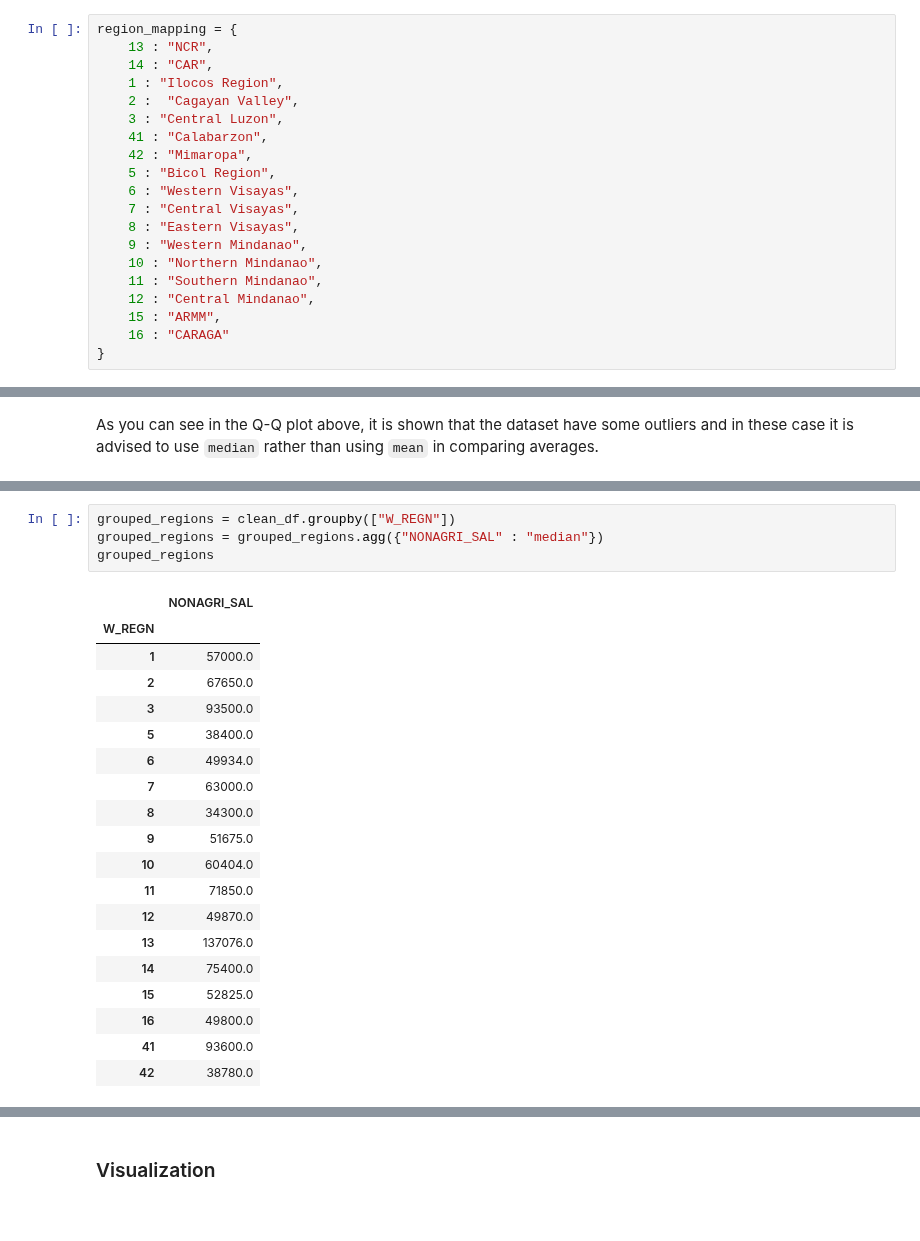
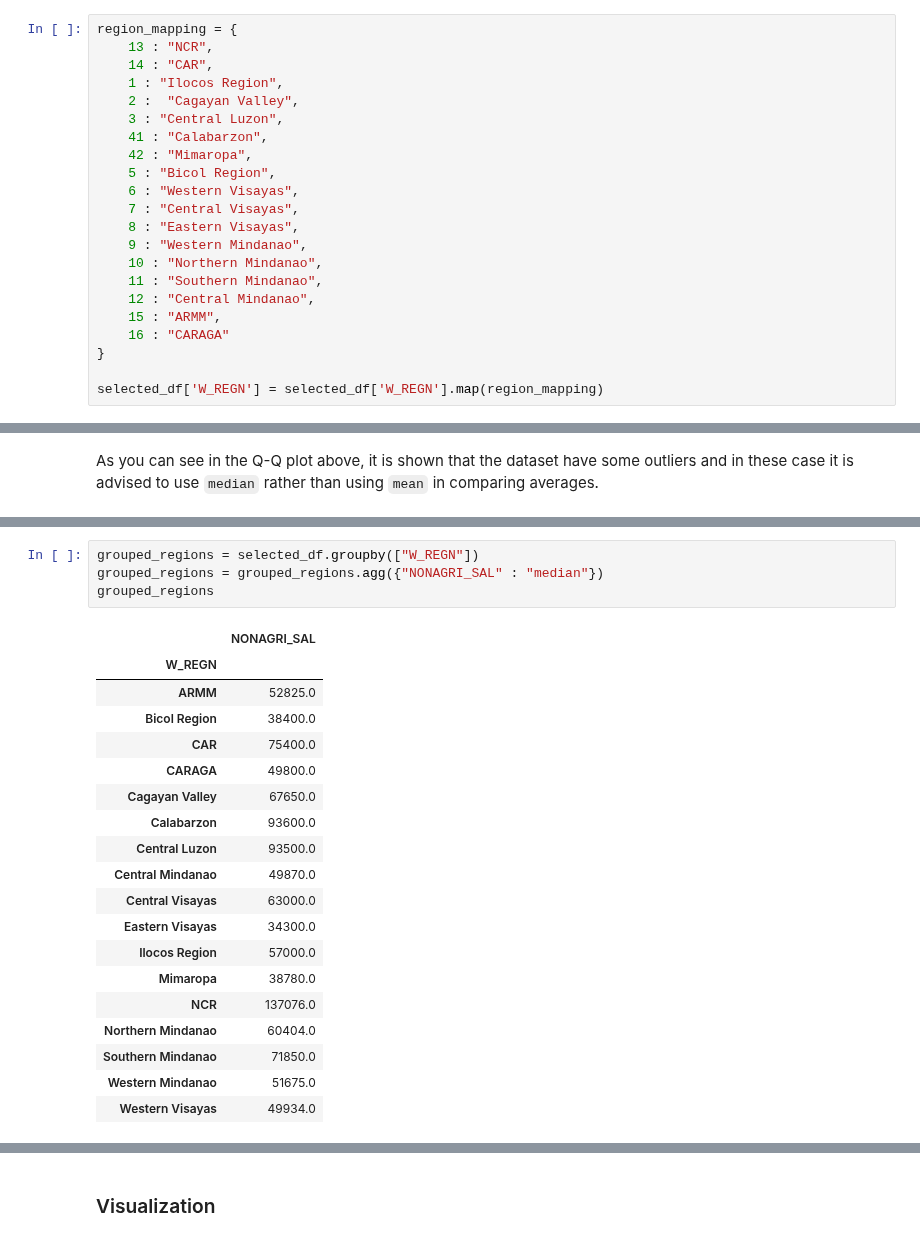
Before and after one commit to chiwasushuba/CSMODEL-Project, a Jupyter notebook: [Phase 2].ipynb, the cells around one changed output, grey strips where cells are left out. Cells and saved outputs as stored; diff of their text form.

```diff
--- a/[Phase 2].ipynb
+++ b/[Phase 2].ipynb
@@ -723,3 +723,5 @@ region_mapping = {
     15 : "ARMM",
     16 : "CARAGA"
 }
+
+selected_df['W_REGN'] = selected_df['W_REGN'].map(region_mapping)
@@ -929,27 +935,27 @@ As you can see in the Q-Q plot above, it is shown that the dataset have some out
 # %%
-grouped_regions = clean_df.groupby(["W_REGN"])
+grouped_regions = selected_df.groupby(["W_REGN"])
 grouped_regions = grouped_regions.agg({"NONAGRI_SAL" : "median"})
 grouped_regions
 # %% [output]
 |  | NONAGRI_SAL |
 | W_REGN |  |
-| 1 | 57000.0 |
-| 2 | 67650.0 |
-| 3 | 93500.0 |
-| 5 | 38400.0 |
-| 6 | 49934.0 |
-| 7 | 63000.0 |
-| 8 | 34300.0 |
-| 9 | 51675.0 |
-| 10 | 60404.0 |
-| 11 | 71850.0 |
-| 12 | 49870.0 |
-| 13 | 137076.0 |
-| 14 | 75400.0 |
-| 15 | 52825.0 |
-| 16 | 49800.0 |
-| 41 | 93600.0 |
-| 42 | 38780.0 |
+| ARMM | 52825.0 |
+| Bicol Region | 38400.0 |
+| CAR | 75400.0 |
+| CARAGA | 49800.0 |
+| Cagayan Valley | 67650.0 |
+| Calabarzon | 93600.0 |
+| Central Luzon | 93500.0 |
+| Central Mindanao | 49870.0 |
+| Central Visayas | 63000.0 |
+| Eastern Visayas | 34300.0 |
+| Ilocos Region | 57000.0 |
+| Mimaropa | 38780.0 |
+| NCR | 137076.0 |
+| Northern Mindanao | 60404.0 |
+| Southern Mindanao | 71850.0 |
+| Western Mindanao | 51675.0 |
+| Western Visayas | 49934.0 |
 # %%
 highest_mean_salary = grouped_regions["NONAGRI_SAL"].max()
 highest_region = grouped_regions["NONAGRI_SAL"].idxmax()
```
Also changed, not shown: parts of 26 cells of this notebook.
